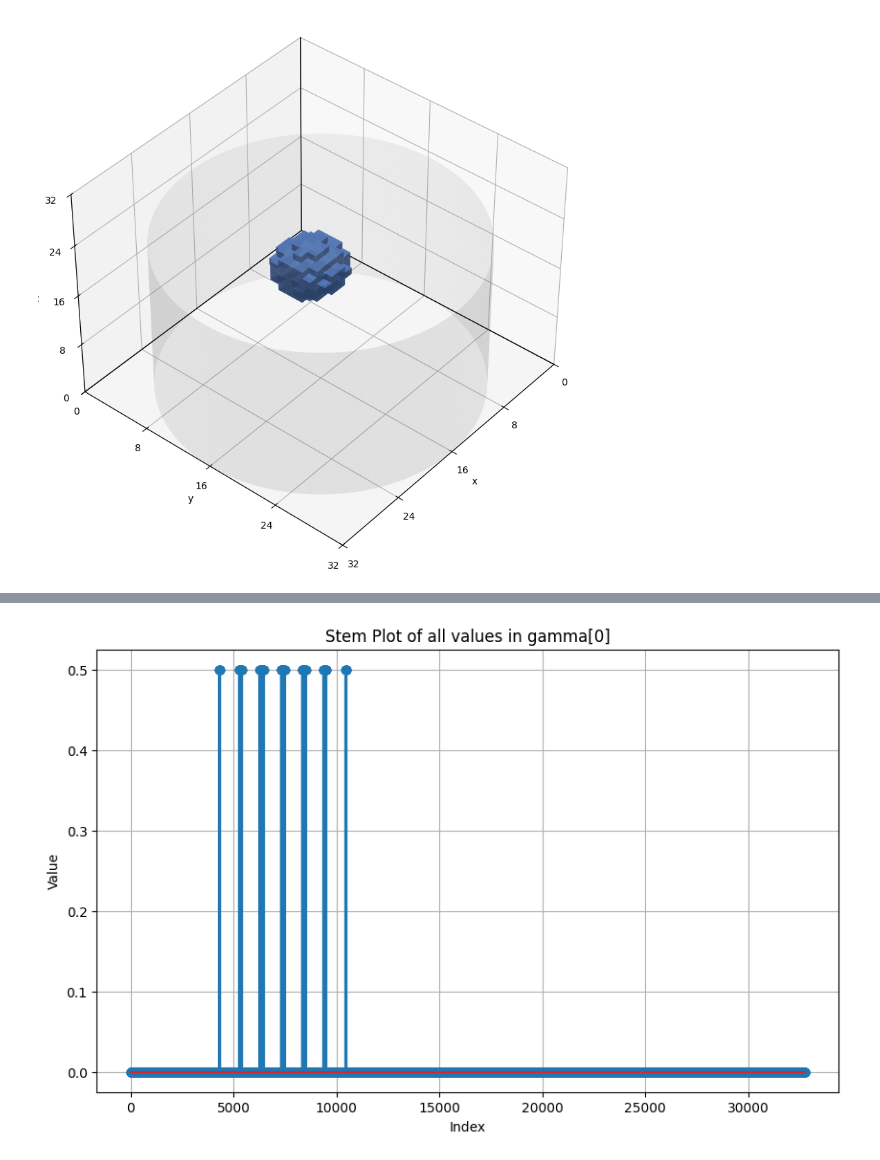
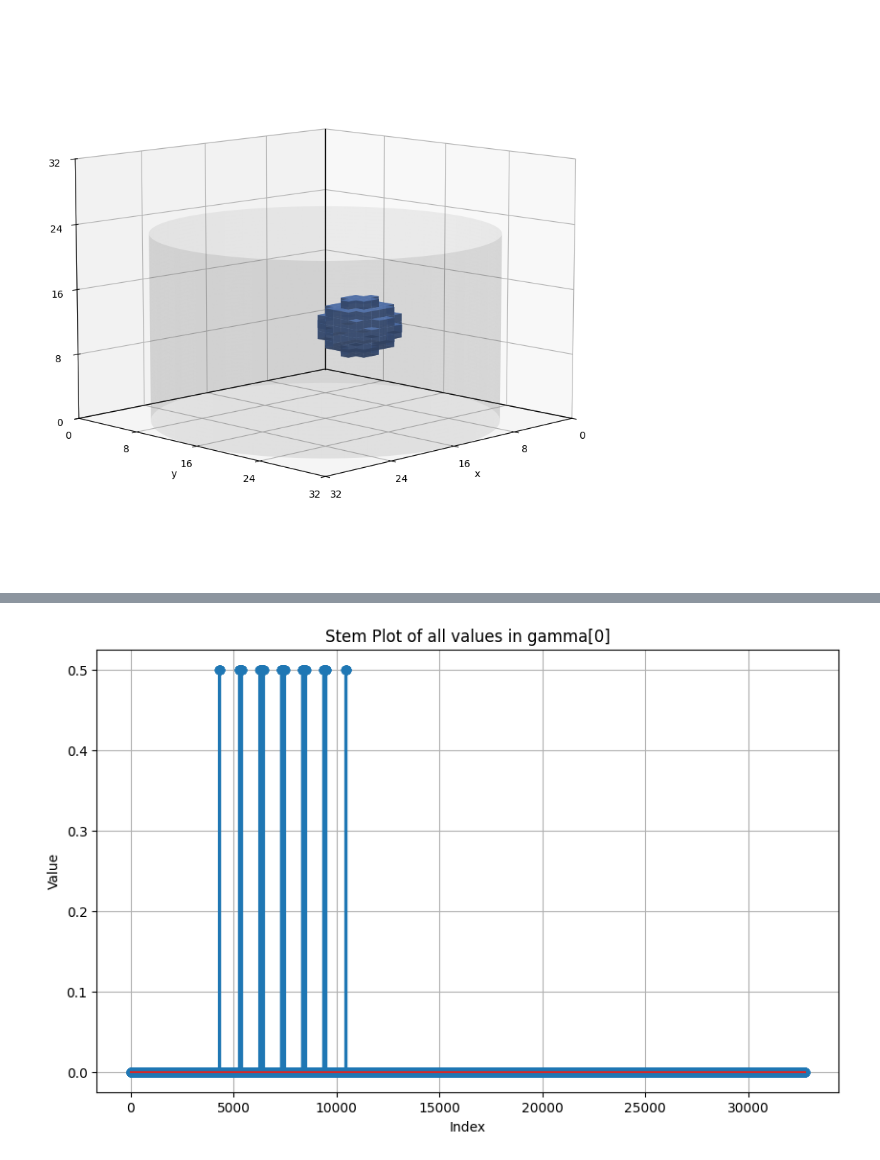
Before and after one commit to Peer076/Master-Thesis-EIT, a Jupyter notebook: 3D_VAE_training.ipynb, the cells around one changed output, grey strips where cells are left out. Saved outputs shown, nothing was run; the diff lists cells and outputs as text; code cells hidden in the pictures.

Commit message:
updated traj function. 3D plot embedded

```diff
--- a/3D_VAE_training.ipynb
+++ b/3D_VAE_training.ipynb
@@ -37,28 +37,5 @@ W0000 00:00:1737114774.386773 2047235 gpu_device.cc:2344] Cannot dlopen some GPU
 Skipping registering GPU devices...
 # %%
-
-def voxel_ball(ball, boundary, empty_gnd=0, mask=False):
-    y, x, z = np.indices((boundary.x_length, boundary.y_length, boundary.z_length))
-    voxel = (
-        np.sqrt((x - ball.x) ** 2 + (y - ball.y) ** 2 + (z - ball.z) ** 2) < ball.d / 2
-    )
-    if mask:
-        return voxel
-    else:
-        return np.where(voxel, ball.perm, empty_gnd)
-
-def create_cylinder_mesh(radius, height, n_points=100):
-    theta = np.linspace(0, 2*np.pi, n_points)
-    z = np.linspace(0, height, n_points)
-    theta, z = np.meshgrid(theta, z)
-    x = radius * np.cos(theta)
-    y = radius * np.sin(theta)
-    return x, y, z
-
-def plot_tank_and_ball(ball: BallAnomaly, tank: TankProperties32x2, boundary: Boundary):
-    fig = plt.figure(figsize=(8, 8))
-    ax = fig.add_subplot(111, projection='3d')
-
 def voxel_ball(ball, boundary, empty_gnd=0, mask=False):
 
     scale_factor = 32 / 194  # 32 voxels / 194mm (tank diameter)
@@ -111,34 +88,34 @@ def plot_tank_and_ball(ball: BallAnomaly, tank: TankProperties32x2, boundary: Bo
     #ax.text(0, 0, boundary.z_length+1, 'z')
 
     ax.set_xlabel('x')
     ax.set_ylabel('y')
     ax.set_zlabel('z')
 
     ax.set_xlim([boundary.x_0, boundary.x_length])
     ax.set_ylim([boundary.y_0, boundary.y_length])
     ax.set_zlim([boundary.z_0, boundary.z_length])
 
     # Set grid with minor lines
     ax.grid(True)
 
     # Set major ticks to show 0,8,16,24,32
     ax.set_xticks([0, 8, 16, 24, 32])
     ax.set_yticks([0, 8, 16, 24, 32])
     ax.set_zticks([0, 8, 16, 24, 32])
 
     # Set view angle
-    ax.view_init(elev=40, azim=40)
+    ax.view_init(elev=10, azim=45)
 
     plt.tight_layout()
     plt.show()
 
 # Create instances
 tank = TankProperties32x2()
-ball = BallAnomaly(x=10.5, y=10, z=10, d=40, perm=1)
+ball = BallAnomaly(x=10.5, y=15, z=10, d=40, perm=1)
 boundary = Boundary()
 
 # Generate plot
 plot_tank_and_ball(ball, tank, boundary)
 # %% [output]
-[figure, old version]
+[figure, new version]
 # %%
```
Also changed, not shown: parts of 16 cells of this notebook, 14 other files.
